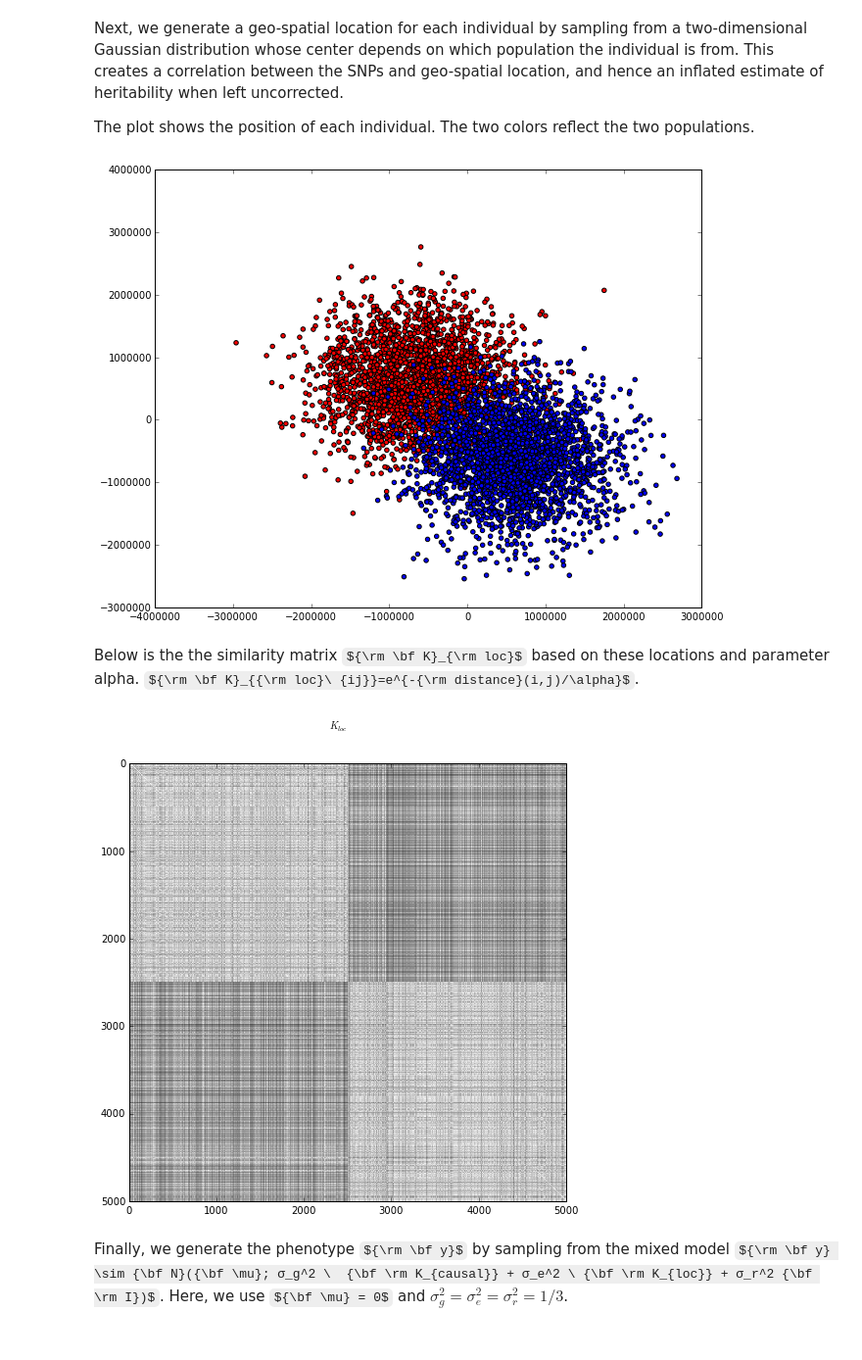
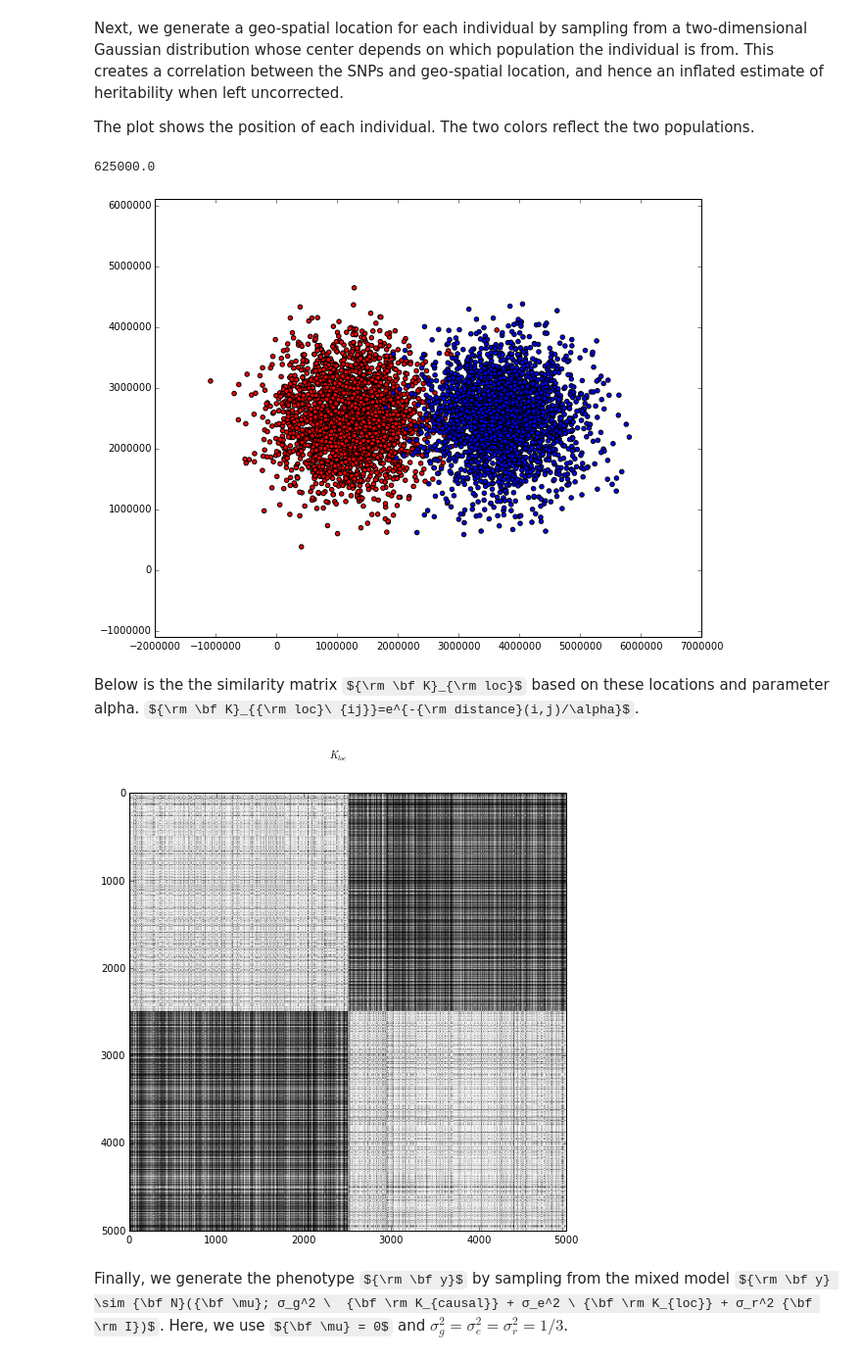
Before and after one commit to rpool/FaST-LMM, a Jupyter notebook: doc/ipynb/heritability_si.ipynb, the cells around one changed output. Shown at 98% size. Drawn from its saved outputs; the diff is of its cells as text; code cells hidden in the pictures; some formulas as TeX source.

```diff
--- a/doc/ipynb/heritability_si.ipynb
+++ b/doc/ipynb/heritability_si.ipynb
@@ -68,35 +73,46 @@ Next, we generate a geo-spatial location for each individual by sampling from a
 The plot shows the position of each individual. The two colors reflect the two populations.
 # %%
 import numpy as np
+from pysnptools.snpreader import SnpData
+
+distance_between_centers = 2500000
+x0 = distance_between_centers * 0.5
+x1 = distance_between_centers * 1.5
+y0 = distance_between_centers
+y1 = distance_between_centers
+sd = distance_between_centers/4.
+
+spatial_iid = snpdata.iid
+center_dict = {"0": (x0,y0), "1": (x1,y1)}
+centers = np.array([center_dict[iid_item[0]] for iid_item in spatial_iid])
 np.random.seed(seed)
-center_dict = {"0": (-1,1), "1": (1,-1)}
-spatial_iid = snpdata.iid
-centers = np.array([center_dict[iid_item[0]] for iid_item in spatial_iid])
-dist_sd =  625000.
-spatial_coor = (centers+np.random.multivariate_normal([0,0],[[1,0],[0,1]],size=snpdata.iid_count)) * dist_sd
+logging.info("Generating positions for seed {0}".format(seed))
+spatial_coor = SnpData(iid=snpdata.iid,sid=["x","y"],val=centers+np.random.multivariate_normal([0,0],[[1,0],[0,1]],size=len(centers))*sd,parent_string="'spatial_coor_gen_original'")
 
 import matplotlib.pyplot as plt
 color_dict = {"0": "r", "1": "b", "2": "g"}
 colors = [color_dict[iid_item] for iid_item in snpdata.iid[:,0]]
-plt.scatter(spatial_coor[:,0], spatial_coor[:,1], c=colors)
+plt.axis('equal')
+plt.scatter(spatial_coor.val[:,0], spatial_coor.val[:,1], c=colors)
 plt.show()
 # %% [output]
+625000.0
-[figure, old version]
+[figure, new version]
 # %% [markdown]
 Below is the the similarity matrix ${\rm \bf K}_{\rm loc}$ based on these locations and parameter alpha. ${\rm \bf K}_{{\rm loc}\ {ij}}=e^{-{\rm distance}(i,j)/\alpha}$.
 # %%
 from fastlmm.association.heritability_spatial_correction import spatial_similarity
 from pysnptools.kernelreader import KernelData
 
-alpha = 4037017
-spatial_val = spatial_similarity(spatial_coor, alpha)
+alpha = distance_between_centers
+spatial_val = spatial_similarity(spatial_coor.val, alpha, power=2)
 K_loc = KernelData(iid=snpdata.iid,val=spatial_val).standardize()
 
 pylab.suptitle("$K_{loc}$")
 pylab.imshow(K_loc.val, cmap=pylab.gray(), vmin=0, vmax=1)
 pylab.show()
 # %% [output]
-[figure, old version]
+[figure, new version]
 # %% [markdown]
 Finally, we generate the phenotype ${\rm \bf y}$ by sampling from the mixed model ${\rm \bf y} \sim {\bf N}({\bf \mu}; σ_g^2 \  {\bf \rm K_{causal}} + σ_e^2 \ {\bf \rm K_{loc}} + σ_r^2 {\bf \rm I})$. Here, we use ${\bf \mu} = 0$ and $ σ_g^2=σ_e^2=σ_r^2=1/3$.
 # %%
```
Also changed, not shown: parts of 6 cells of this notebook.
